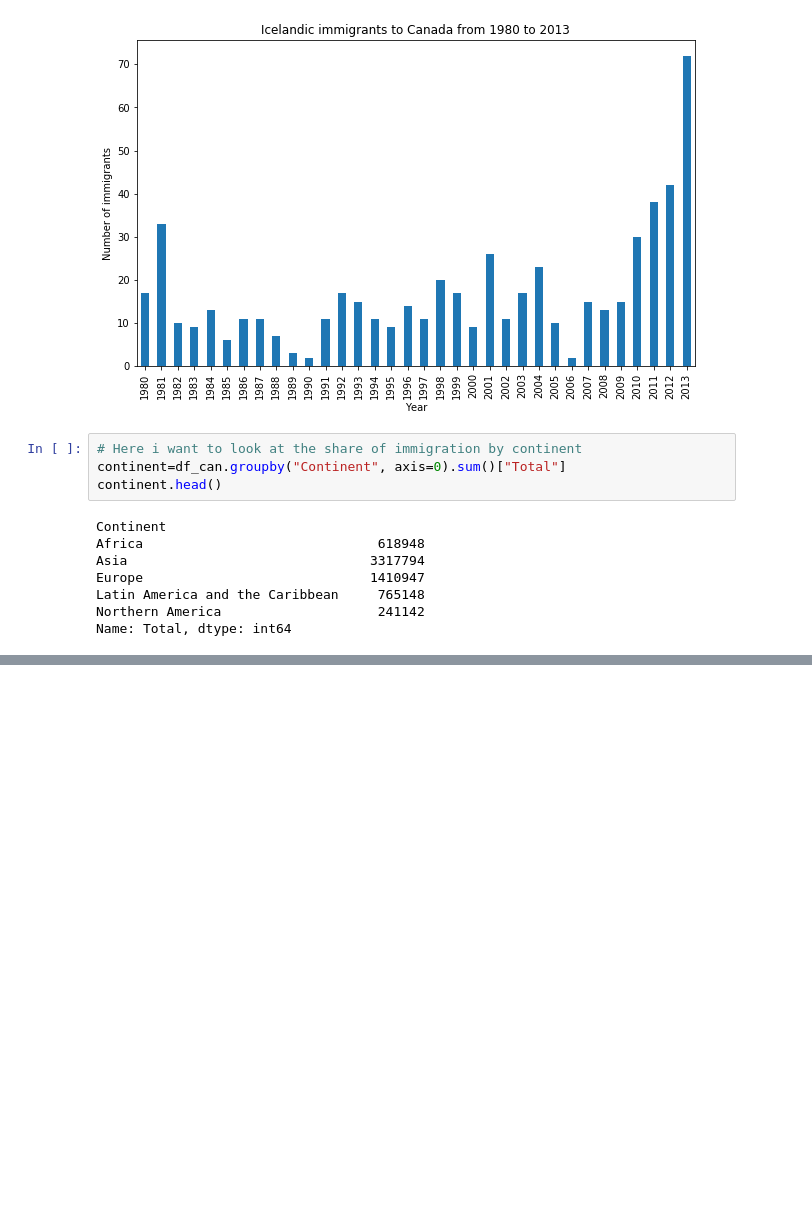
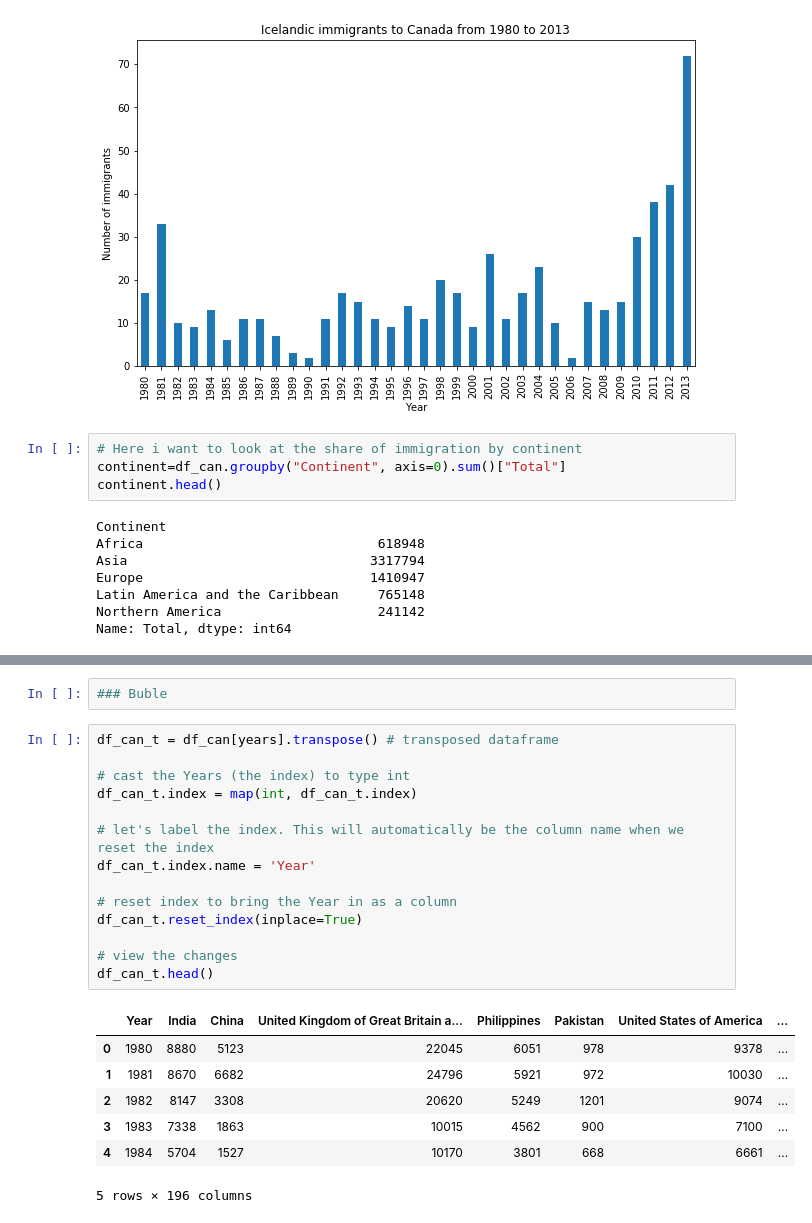
Before and after one commit to mawusicharles/Tutorial-Practice, a Jupyter notebook: Data Visualization .ipynb, the cells around one changed output, grey strips where cells are left out. Cells and saved outputs as stored; diff of their text form; blank space fills up the shorter version.

```diff
--- a/Data Visualization .ipynb
+++ b/Data Visualization .ipynb
@@ -707,0 +709,24 @@ SyntaxError: EOL while scanning string literal (<ipython-input-74-e1cdabc39d18>,
+# %%
+### Buble
+# %%
+df_can_t = df_can[years].transpose() # transposed dataframe
+
+# cast the Years (the index) to type int
+df_can_t.index = map(int, df_can_t.index)
+
+# let's label the index. This will automatically be the column name when we reset the index
+df_can_t.index.name = 'Year'
+
+# reset index to bring the Year in as a column
+df_can_t.reset_index(inplace=True)
+
+# view the changes
+df_can_t.head()
+# %% [output]
+|  | Year | India | China | United Kingdom of Great Britain a... | Philippines | Pakistan | United States of America | ... |
+| 0 | 1980 | 8880 | 5123 | 22045 | 6051 | 978 | 9378 | ... |
+| 1 | 1981 | 8670 | 6682 | 24796 | 5921 | 972 | 10030 | ... |
+| 2 | 1982 | 8147 | 3308 | 20620 | 5249 | 1201 | 9074 | ... |
+| 3 | 1983 | 7338 | 1863 | 10015 | 4562 | 900 | 7100 | ... |
+| 4 | 1984 | 5704 | 1527 | 10170 | 3801 | 668 | 6661 | ... |
+5 rows × 196 columns
```
Also changed, not shown: parts of 4 cells of this notebook.
